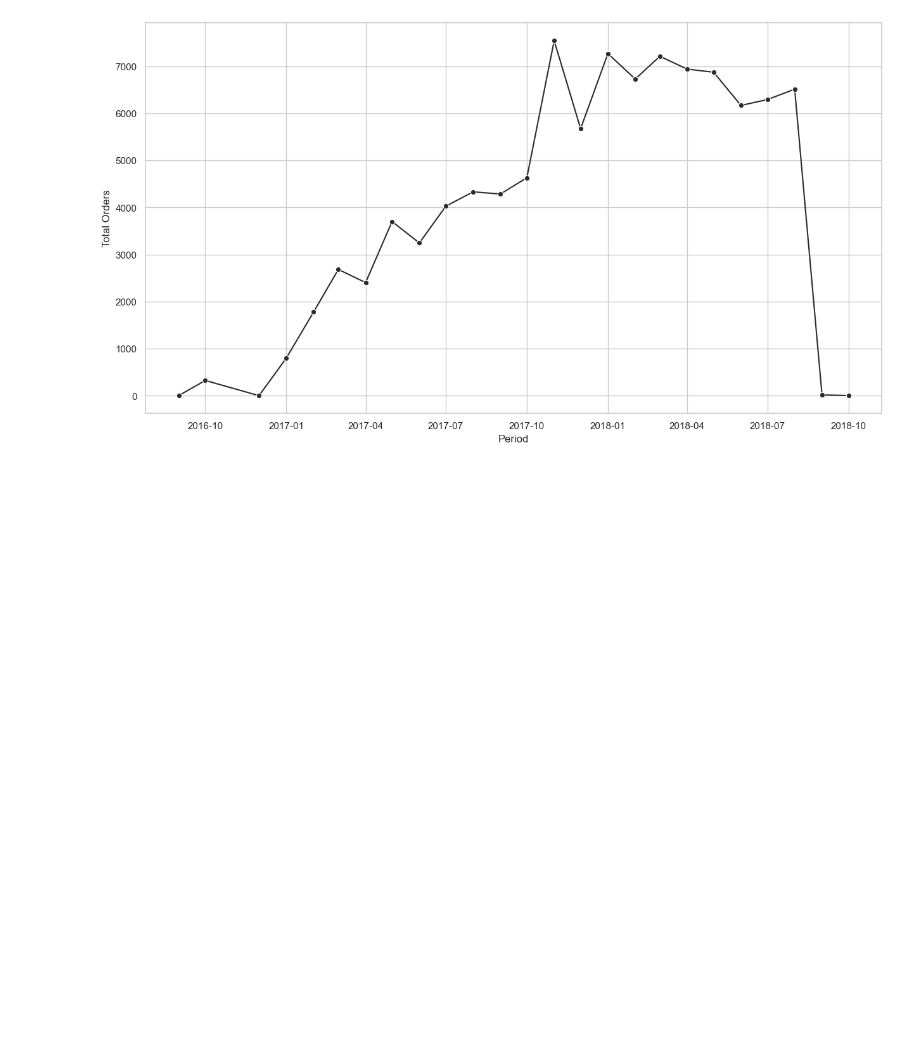
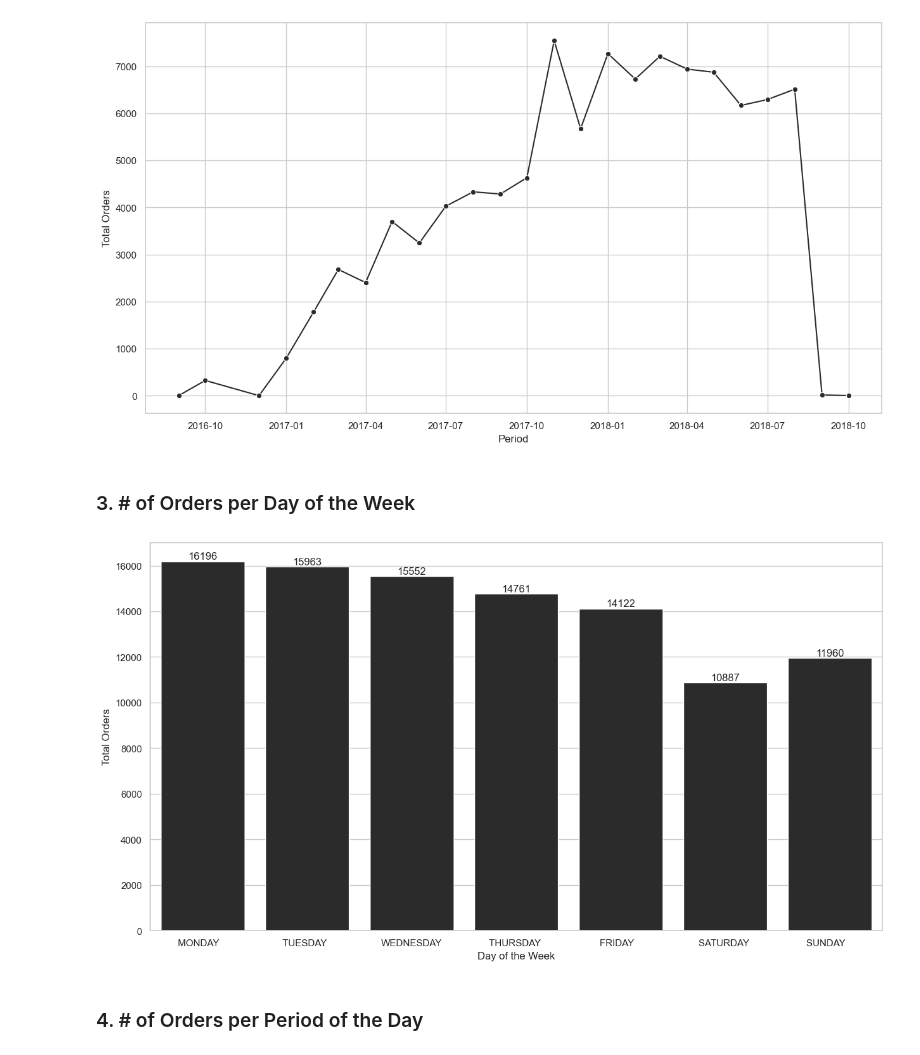
Before and after one commit to doegemon/etl_churn, a Jupyter notebook: eda/notebooks/eda.ipynb, the cells around one changed output. Drawn from its saved outputs; the diff is of its cells as text; code cells hidden in the pictures; blank space fills up the shorter version.

```diff
--- a/eda/notebooks/eda.ipynb
+++ b/eda/notebooks/eda.ipynb
@@ -74,3 +74,23 @@ ax.set_ylabel('Total Orders')
 # %% [output]
 Text(0, 0.5, 'Total Orders')
 [figure]
+# %% [markdown]
+### 3. # of Orders per Day of the Week
+# %%
+df_3 = pd.read_sql("""
+    SELECT DISTINCT TO_CHAR(purchase_ts, 'DAY') AS day_name,
+        EXTRACT(ISODOW FROM purchase_ts) AS day_of_week,
+        COUNT(DISTINCT order_id) as tt_orders
+    FROM fact_orders
+    GROUP BY 1,2
+    ORDER BY 2 ASC
+""", con=engine)
+# %%
+ax = sns.barplot(data=df_3, x='day_name', y='tt_orders')
+ax.set_xlabel('Day of the Week')
+ax.set_ylabel('Total Orders')
+ax.bar_label(ax.containers[0], fontsize=12);
+# %% [output]
+[figure, added]
+# %% [markdown]
+### 4. # of Orders per Period of the Day
```
Also changed, not shown: parts of 3 cells of this notebook.
